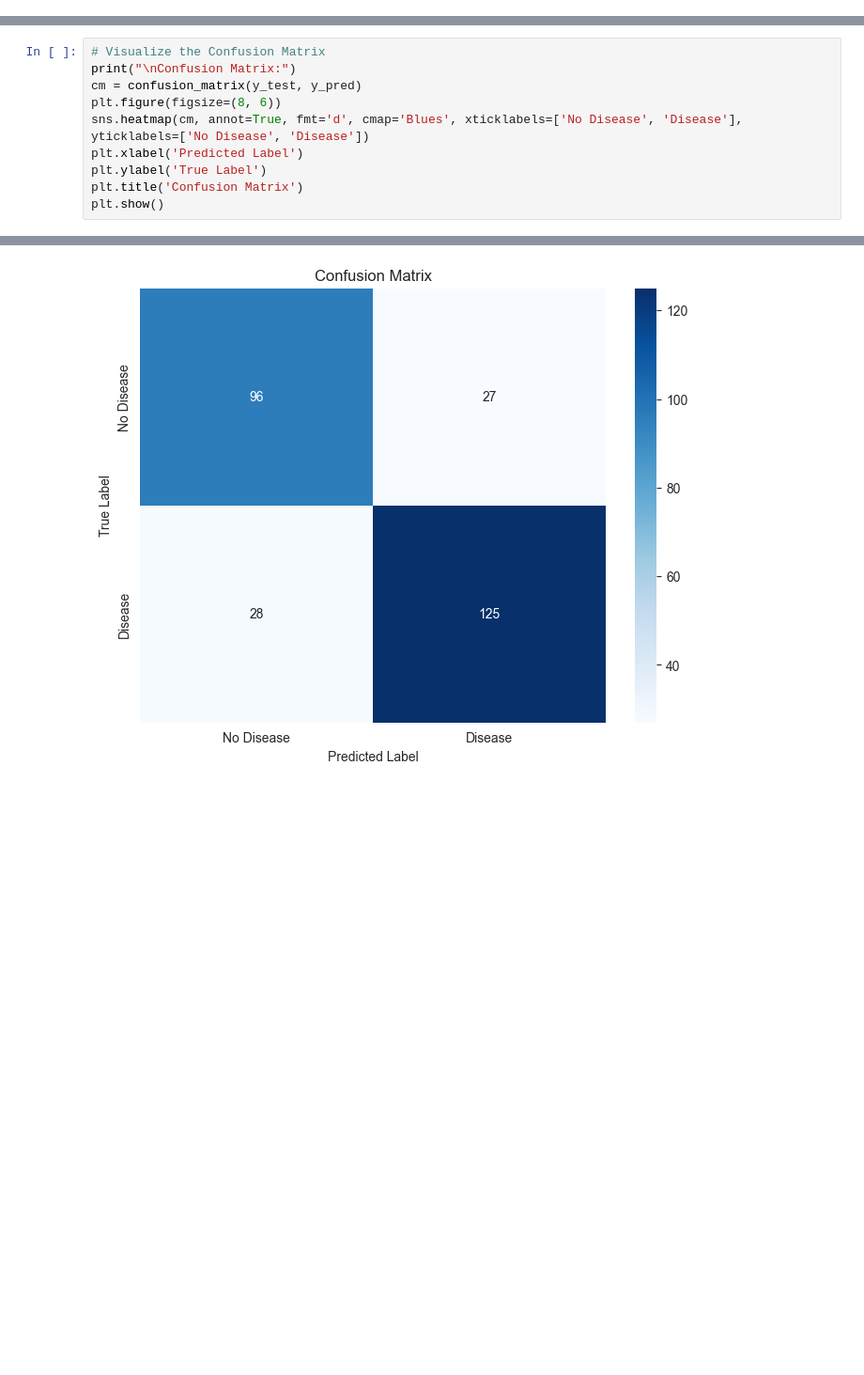
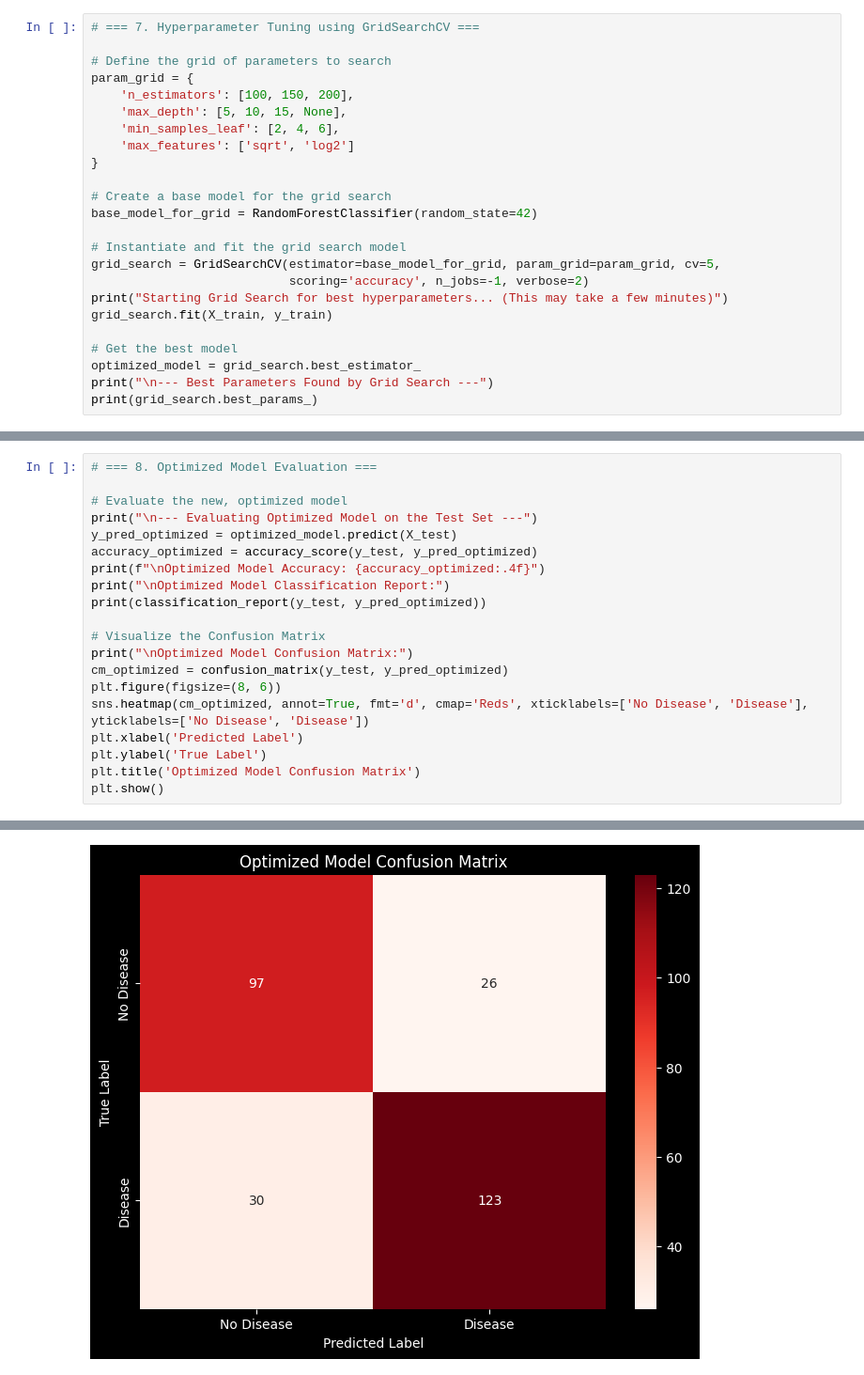
Before and after one commit to takzen/explainable-clinical-decisions, a Jupyter notebook: notebooks/Model_Training_Analysis.ipynb, the cells around one changed output, grey strips where cells are left out. Shown at 94% size. Cells and saved outputs as stored; diff of their text form; blank space fills up the shorter version.

```diff
--- a/notebooks/Model_Training_Analysis.ipynb
+++ b/notebooks/Model_Training_Analysis.ipynb
@@ -195,0 +216,24 @@ weighted avg       0.80      0.80      0.80       276
+# %%
+# === 7. Hyperparameter Tuning using GridSearchCV ===
+
+# Define the grid of parameters to search
+param_grid = {
+    'n_estimators': [100, 150, 200],
+    'max_depth': [5, 10, 15, None],
+    'min_samples_leaf': [2, 4, 6],
+    'max_features': ['sqrt', 'log2']
+}
+
+# Create a base model for the grid search
+base_model_for_grid = RandomForestClassifier(random_state=42)
+
+# Instantiate and fit the grid search model
+grid_search = GridSearchCV(estimator=base_model_for_grid, param_grid=param_grid, cv=5,
+                           scoring='accuracy', n_jobs=-1, verbose=2)
+print("Starting Grid Search for best hyperparameters... (This may take a few minutes)")
+grid_search.fit(X_train, y_train)
+
+# Get the best model
+optimized_model = grid_search.best_estimator_
+print("\n--- Best Parameters Found by Grid Search ---")
+print(grid_search.best_params_)
@@ -196,11 +246,21 @@ weighted avg       0.80      0.80      0.80       276
 # %%
+# === 8. Optimized Model Evaluation ===
+
+# Evaluate the new, optimized model
+print("\n--- Evaluating Optimized Model on the Test Set ---")
+y_pred_optimized = optimized_model.predict(X_test)
+accuracy_optimized = accuracy_score(y_test, y_pred_optimized)
+print(f"\nOptimized Model Accuracy: {accuracy_optimized:.4f}")
+print("\nOptimized Model Classification Report:")
+print(classification_report(y_test, y_pred_optimized))
+
 # Visualize the Confusion Matrix
-print("\nConfusion Matrix:")
-cm = confusion_matrix(y_test, y_pred)
+print("\nOptimized Model Confusion Matrix:")
+cm_optimized = confusion_matrix(y_test, y_pred_optimized)
 plt.figure(figsize=(8, 6))
-sns.heatmap(cm, annot=True, fmt='d', cmap='Blues', xticklabels=['No Disease', 'Disease'], yticklabels=['No Disease', 'Disease'])
+sns.heatmap(cm_optimized, annot=True, fmt='d', cmap='Reds', xticklabels=['No Disease', 'Disease'], yticklabels=['No Disease', 'Disease'])
 plt.xlabel('Predicted Label')
 plt.ylabel('True Label')
-plt.title('Confusion Matrix')
+plt.title('Optimized Model Confusion Matrix')
 plt.show()
 # %% [output]
@@ -208 +283 @@ Confusion Matrix:
-[figure, old version]
+[figure, new version]
```
Also changed, not shown: parts of 18 cells of this notebook, 1 other file.
